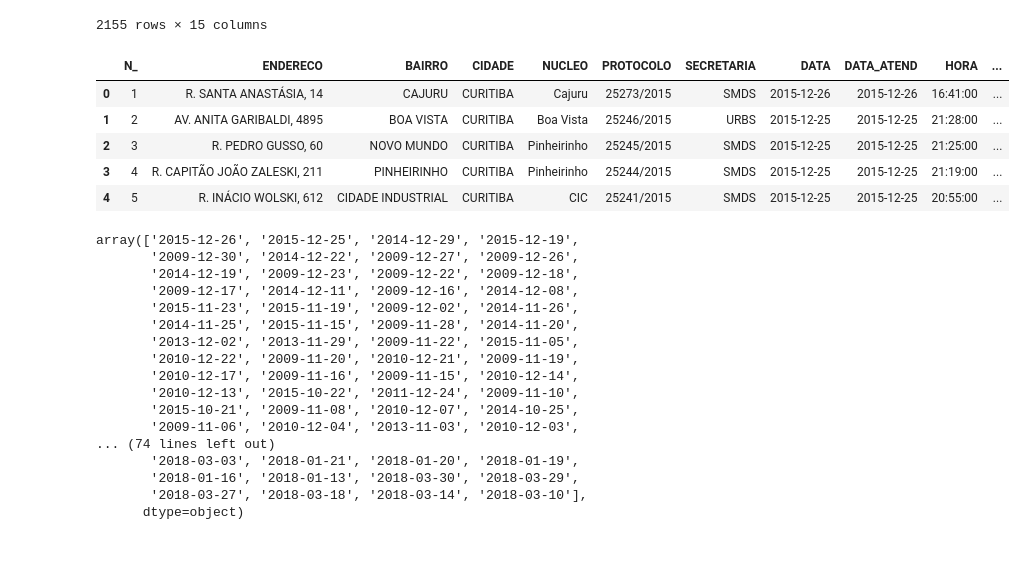
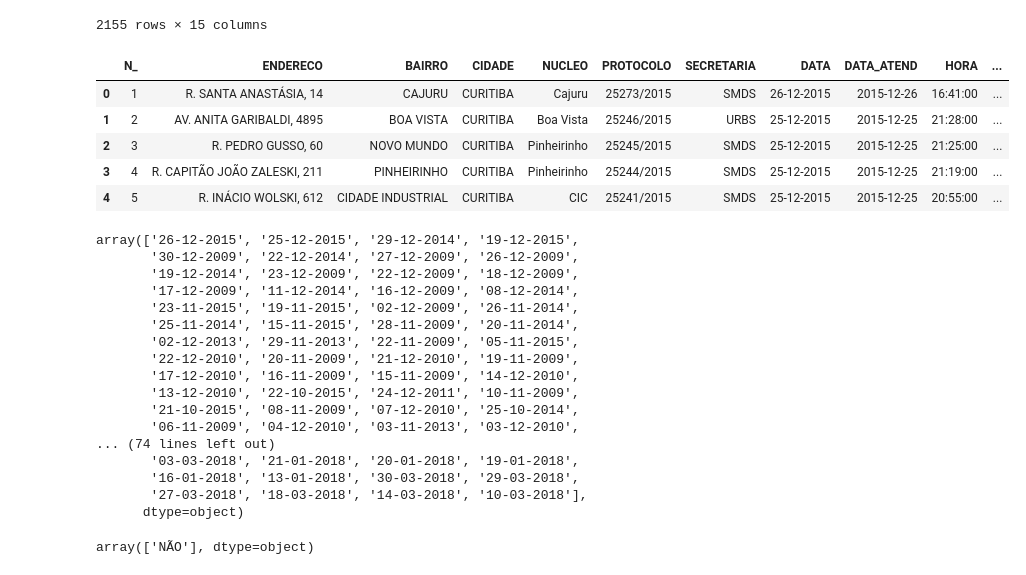
Before and after one commit to csnoboa/tcc, a Jupyter notebook: notebooks/alagamentos.ipynb, the cells around one changed output. Cells and saved outputs as stored; diff of their text form; code cells hidden in the pictures.

```diff
--- a/notebooks/alagamentos.ipynb
+++ b/notebooks/alagamentos.ipynb
@@ -45,34 +45,35 @@ df_places = gpd.read_file('../dados/hex8_data_geometry_curitiba3.geojson')
 gdf = gpd.GeoDataFrame(
     df_alagamentos)
 gdf = gdf.to_crs(df_places.crs)
-# %%
-gdf[:5]
-# %% [output]
-|  | N_ | ENDERECO | BAIRRO | CIDADE | NUCLEO | PROTOCOLO | SECRETARIA | DATA | DATA_ATEND | HORA | ... |
-| 0 | 1 | R. SANTA ANASTÁSIA, 14 | CAJURU | CURITIBA | Cajuru | 25273/2015 | SMDS | 2015-12-26 | 2015-12-26 | 16:41:00 | ... |
-| 1 | 2 | AV. ANITA GARIBALDI, 4895 | BOA VISTA | CURITIBA | Boa Vista | 25246/2015 | URBS | 2015-12-25 | 2015-12-25 | 21:28:00 | ... |
-| 2 | 3 | R. PEDRO GUSSO, 60 | NOVO MUNDO | CURITIBA | Pinheirinho | 25245/2015 | SMDS | 2015-12-25 | 2015-12-25 | 21:25:00 | ... |
-| 3 | 4 | R. CAPITÃO JOÃO ZALESKI, 211 | PINHEIRINHO | CURITIBA | Pinheirinho | 25244/2015 | SMDS | 2015-12-25 | 2015-12-25 | 21:19:00 | ... |
-| 4 | 5 | R. INÁCIO WOLSKI, 612 | CIDADE INDUSTRIAL | CURITIBA | CIC | 25241/2015 | SMDS | 2015-12-25 | 2015-12-25 | 20:55:00 | ... |
+# %%
+gdf['DATA'] = gdf['DATA'].dt.strftime('%d-%m-%Y')
+gdf[:5]
+# %% [output]
+|  | N_ | ENDERECO | BAIRRO | CIDADE | NUCLEO | PROTOCOLO | SECRETARIA | DATA | DATA_ATEND | HORA | ... |
+| 0 | 1 | R. SANTA ANASTÁSIA, 14 | CAJURU | CURITIBA | Cajuru | 25273/2015 | SMDS | 26-12-2015 | 2015-12-26 | 16:41:00 | ... |
+| 1 | 2 | AV. ANITA GARIBALDI, 4895 | BOA VISTA | CURITIBA | Boa Vista | 25246/2015 | URBS | 25-12-2015 | 2015-12-25 | 21:28:00 | ... |
+| 2 | 3 | R. PEDRO GUSSO, 60 | NOVO MUNDO | CURITIBA | Pinheirinho | 25245/2015 | SMDS | 25-12-2015 | 2015-12-25 | 21:25:00 | ... |
+| 3 | 4 | R. CAPITÃO JOÃO ZALESKI, 211 | PINHEIRINHO | CURITIBA | Pinheirinho | 25244/2015 | SMDS | 25-12-2015 | 2015-12-25 | 21:19:00 | ... |
+| 4 | 5 | R. INÁCIO WOLSKI, 612 | CIDADE INDUSTRIAL | CURITIBA | CIC | 25241/2015 | SMDS | 25-12-2015 | 2015-12-25 | 20:55:00 | ... |
 # %%
 gdf.DATA.unique()
 # %% [output]
-array(['2015-12-26', '2015-12-25', '2014-12-29', '2015-12-19',
-       '2009-12-30', '2014-12-22', '2009-12-27', '2009-12-26',
-       '2014-12-19', '2009-12-23', '2009-12-22', '2009-12-18',
-       '2009-12-17', '2014-12-11', '2009-12-16', '2014-12-08',
-       '2015-11-23', '2015-11-19', '2009-12-02', '2014-11-26',
-       '2014-11-25', '2015-11-15', '2009-11-28', '2014-11-20',
-       '2013-12-02', '2013-11-29', '2009-11-22', '2015-11-05',
-       '2010-12-22', '2009-11-20', '2010-12-21', '2009-11-19',
-       '2010-12-17', '2009-11-16', '2009-11-15', '2010-12-14',
-       '2010-12-13', '2015-10-22', '2011-12-24', '2009-11-10',
-       '2015-10-21', '2009-11-08', '2010-12-07', '2014-10-25',
-       '2009-11-06', '2010-12-04', '2013-11-03', '2010-12-03',
+array(['26-12-2015', '25-12-2015', '29-12-2014', '19-12-2015',
+       '30-12-2009', '22-12-2014', '27-12-2009', '26-12-2009',
+       '19-12-2014', '23-12-2009', '22-12-2009', '18-12-2009',
+       '17-12-2009', '11-12-2014', '16-12-2009', '08-12-2014',
+       '23-11-2015', '19-11-2015', '02-12-2009', '26-11-2014',
+       '25-11-2014', '15-11-2015', '28-11-2009', '20-11-2014',
+       '02-12-2013', '29-11-2013', '22-11-2009', '05-11-2015',
+       '22-12-2010', '20-11-2009', '21-12-2010', '19-11-2009',
+       '17-12-2010', '16-11-2009', '15-11-2009', '14-12-2010',
+       '13-12-2010', '22-10-2015', '24-12-2011', '10-11-2009',
+       '21-10-2015', '08-11-2009', '07-12-2010', '25-10-2014',
+       '06-11-2009', '04-12-2010', '03-11-2013', '03-12-2010',
 ... (74 lines left out)
-       '2018-03-03', '2018-01-21', '2018-01-20', '2018-01-19',
-       '2018-01-16', '2018-01-13', '2018-03-30', '2018-03-29',
-       '2018-03-27', '2018-03-18', '2018-03-14', '2018-03-10'],
+       '03-03-2018', '21-01-2018', '20-01-2018', '19-01-2018',
+       '16-01-2018', '13-01-2018', '30-03-2018', '29-03-2018',
+       '27-03-2018', '18-03-2018', '14-03-2018', '10-03-2018'],
       dtype=object)
 # %%
 # df_places_filter = gdf[gdf.DATA == "2018-02-26"]
@@ -79,0 +81,4 @@ df_places_filter = gdf[gdf['DATA'].str.contains("2018-03")]
+# %%
+df_places_filter_19_jan_2018["FLAGRANTE"].unique()
+# %% [output]
+array(['NÃO'], dtype=object)
```
Also changed, not shown: parts of 9 cells of this notebook, 3 other files.
